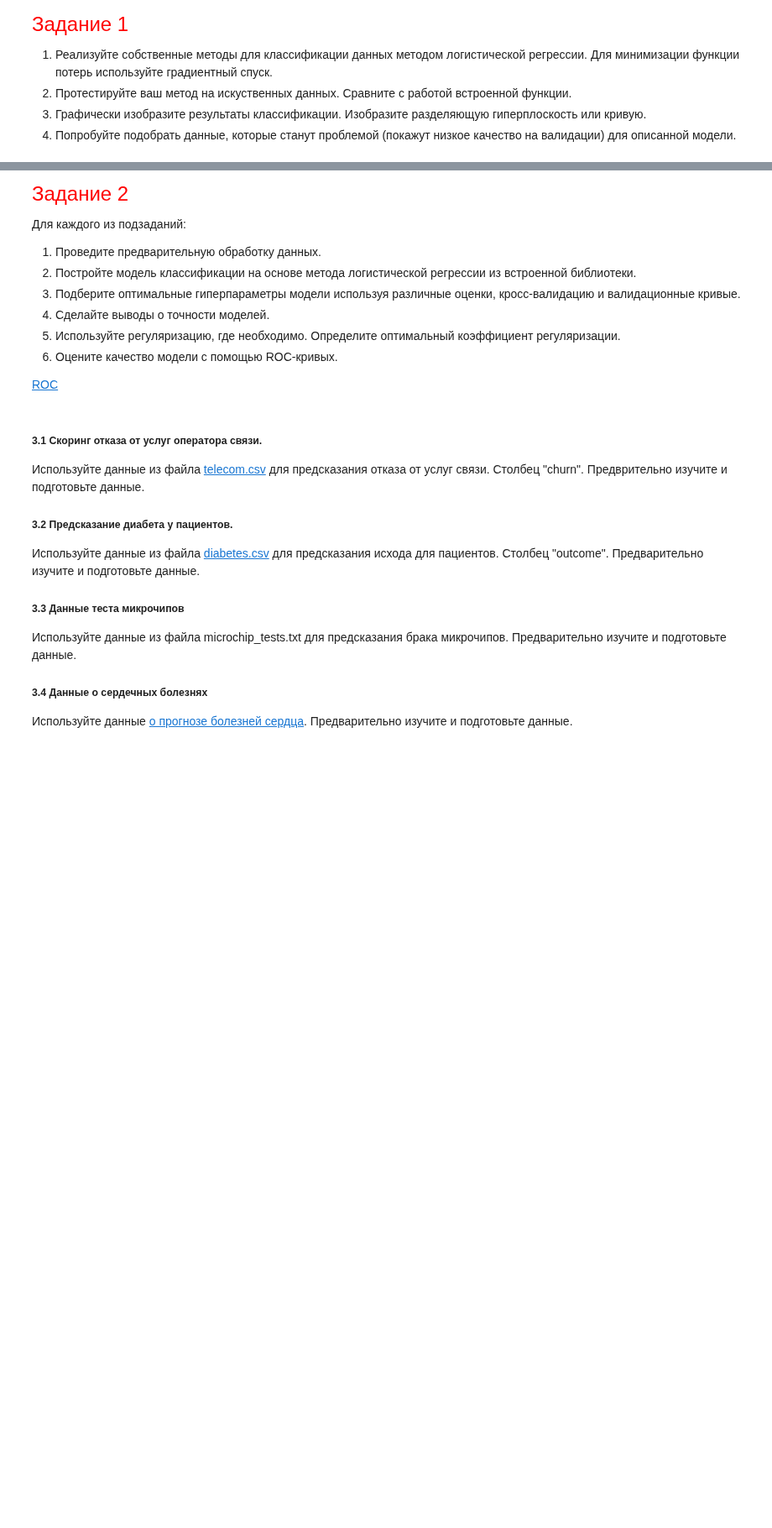
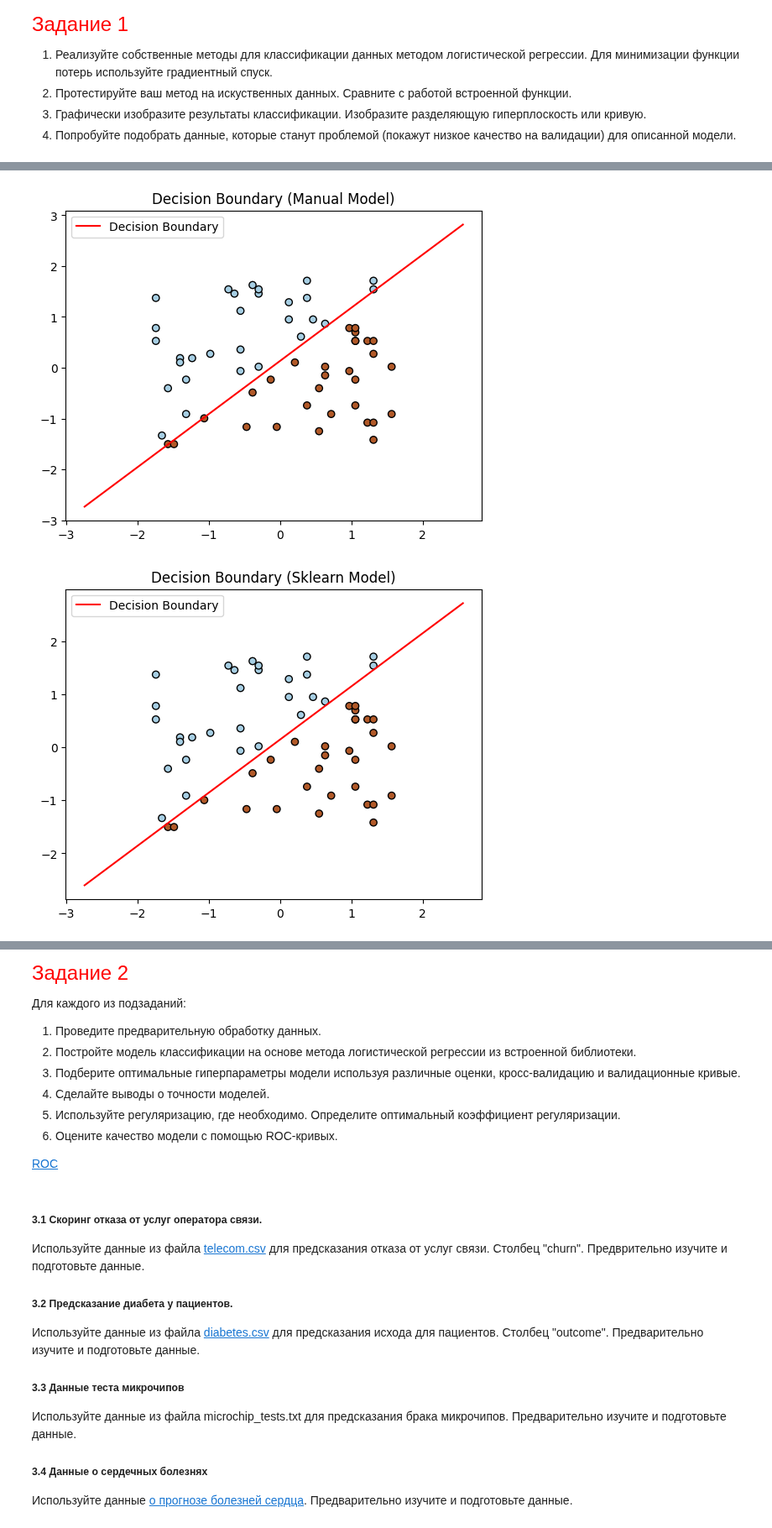
Before and after one commit to Dragoh54/MachineLearning-Labs, a Jupyter notebook: lab5/2024_ML_LR5_MACS (2).ipynb, the cells around one changed output, grey strips where cells are left out. Shown at 84% size. Drawn from its saved outputs; the diff is of its cells as text; code cells hidden in the pictures; blank space fills up the shorter version.

```diff
--- a/lab5/2024_ML_LR5_MACS (2).ipynb
+++ b/lab5/2024_ML_LR5_MACS (2).ipynb
@@ -67,0 +147,30 @@ array([0.36756921])
+# %%
+# Графическое изображение разделяющей прямой
+def plot_decision_boundary(model, X, y, title):
+    x_min, x_max = X[:, 0].min() - 1, X[:, 0].max() + 1
+    y_min, y_max = X[:, 1].min() - 1, X[:, 1].max() + 1
+    xx = np.linspace(x_min, x_max, 100)
+
+    # Параметры прямой
+    weights = model.weights if hasattr(model, 'weights') else model.coef_[0]
+    bias = model.bias if hasattr(model, 'bias') else model.intercept_[0]
+
+    # Уравнение прямой: w1*x1 + w2*x2 + b = 0 => x2 = -(w1*x1 + b)/w2
+    if weights[1] != 0:  # Проверка, чтобы избежать деления на ноль
+        yy = -(weights[0] * xx + bias) / weights[1]
+        plt.plot(xx, yy, color='red', label='Decision Boundary')
+
+    # Построение графика
+    plt.scatter(X[:, 0], X[:, 1], c=y, edgecolors='k', marker='o', cmap=plt.cm.Paired)
+    plt.title(title)
+    plt.legend()
+    plt.show()
+
+# График для вручную реализованной модели
+plot_decision_boundary(manual_model, X_test, y_test, "Decision Boundary (Manual Model)")
+
+# График для sklearn модели
+plot_decision_boundary(sklearn_model, X_test, y_test, "Decision Boundary (Sklearn Model)")
+# %% [output]
+[figure, added]
+[figure, added]
```
Also changed, not shown: parts of 6 cells of this notebook, 3 other files.
